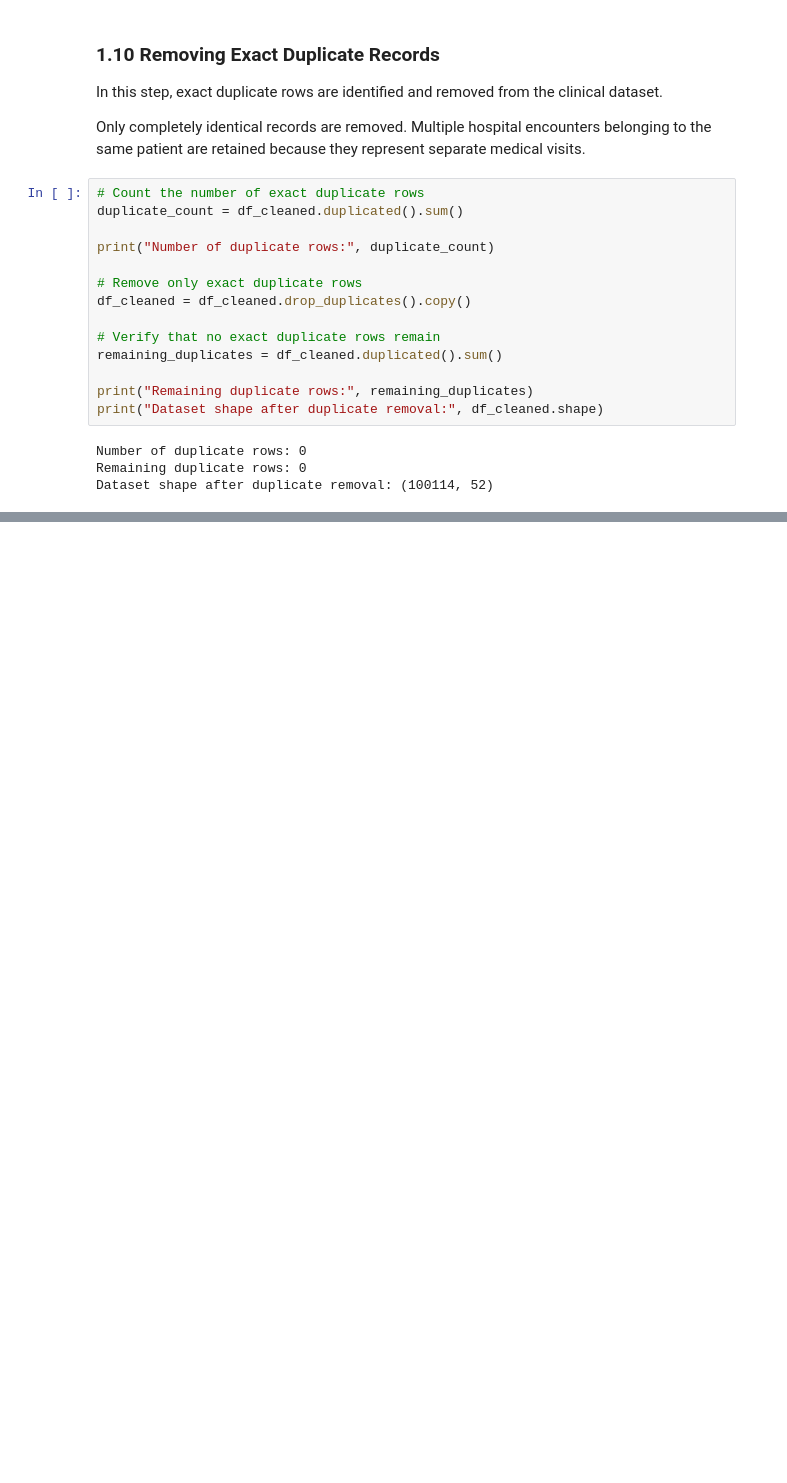
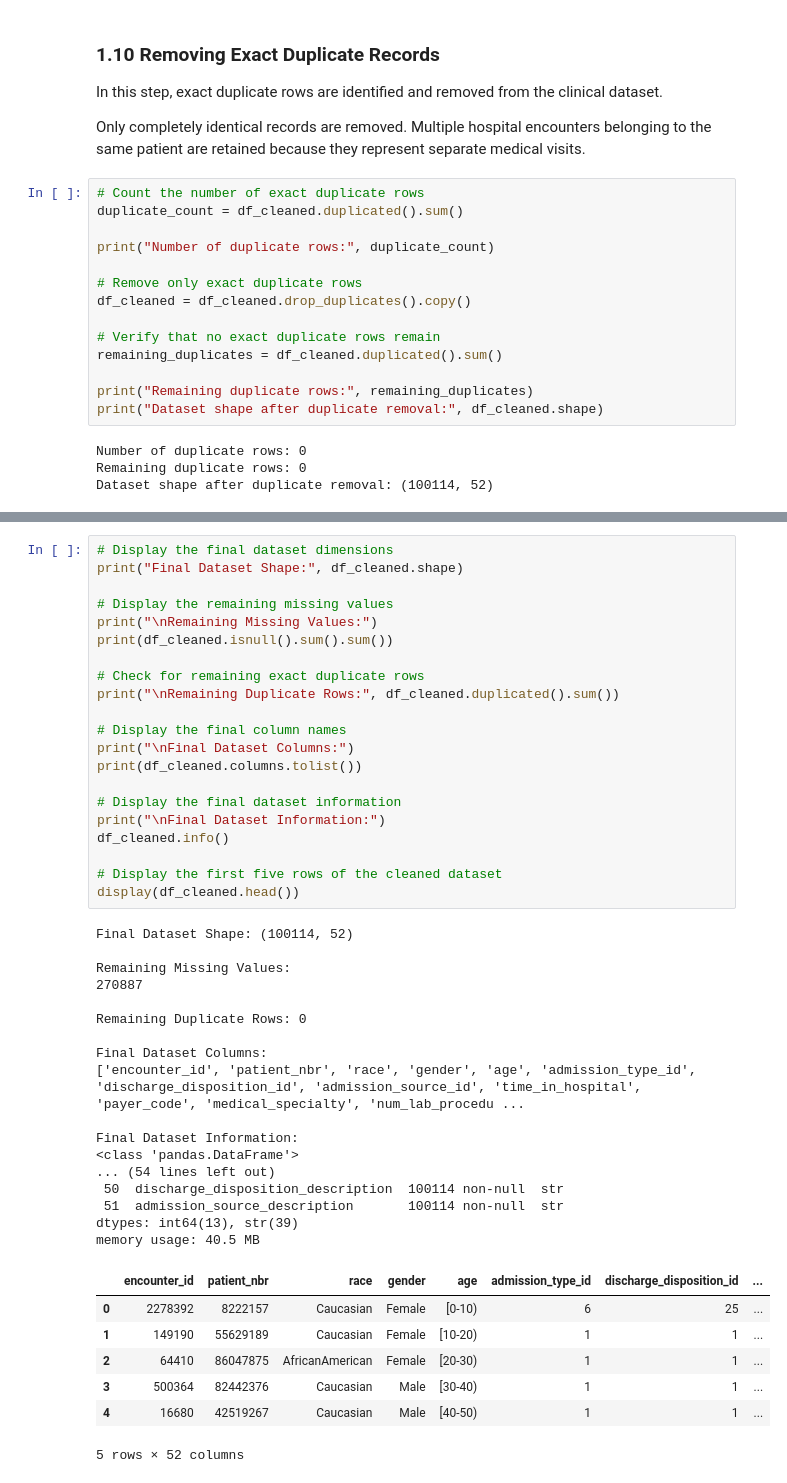
Before and after one commit to HasithaLWi/modeling-for-vitality-health-network, a Jupyter notebook: phase_01.ipynb, the cells around one changed output, grey strips where cells are left out. Drawn from its saved outputs; the diff is of its cells as text; blank space fills up the shorter version.

Commit message:
Add final dataset assessment

```diff
--- a/phase_01.ipynb
+++ b/phase_01.ipynb
@@ -755,0 +835,46 @@ Dataset shape after duplicate removal: (100114, 52)
+# %%
+# Display the final dataset dimensions
+print("Final Dataset Shape:", df_cleaned.shape)
+
+# Display the remaining missing values
+print("\nRemaining Missing Values:")
+print(df_cleaned.isnull().sum().sum())
+
+# Check for remaining exact duplicate rows
+print("\nRemaining Duplicate Rows:", df_cleaned.duplicated().sum())
+
+# Display the final column names
+print("\nFinal Dataset Columns:")
+print(df_cleaned.columns.tolist())
+
+# Display the final dataset information
+print("\nFinal Dataset Information:")
+df_cleaned.info()
+
+# Display the first five rows of the cleaned dataset
+display(df_cleaned.head())
+# %% [output]
+Final Dataset Shape: (100114, 52)
+
+Remaining Missing Values:
+270887
+
+Remaining Duplicate Rows: 0
+
+Final Dataset Columns:
+['encounter_id', 'patient_nbr', 'race', 'gender', 'age', 'admission_type_id', 'discharge_disposition_id', 'admission_source_id', 'time_in_hospital', 'payer_code', 'medical_specialty', 'num_lab_procedu ...
+
+Final Dataset Information:
+<class 'pandas.DataFrame'>
+... (54 lines left out)
+ 50  discharge_disposition_description  100114 non-null  str
+ 51  admission_source_description       100114 non-null  str
+dtypes: int64(13), str(39)
+memory usage: 40.5 MB
+|  | encounter_id | patient_nbr | race | gender | age | admission_type_id | discharge_disposition_id | ... |
+| 0 | 2278392 | 8222157 | Caucasian | Female | [0-10) | 6 | 25 | ... |
+| 1 | 149190 | 55629189 | Caucasian | Female | [10-20) | 1 | 1 | ... |
+| 2 | 64410 | 86047875 | AfricanAmerican | Female | [20-30) | 1 | 1 | ... |
+| 3 | 500364 | 82442376 | Caucasian | Male | [30-40) | 1 | 1 | ... |
+| 4 | 16680 | 42519267 | Caucasian | Male | [40-50) | 1 | 1 | ... |
+5 rows × 52 columns
```
Also changed, not shown: parts of 3 cells of this notebook.
